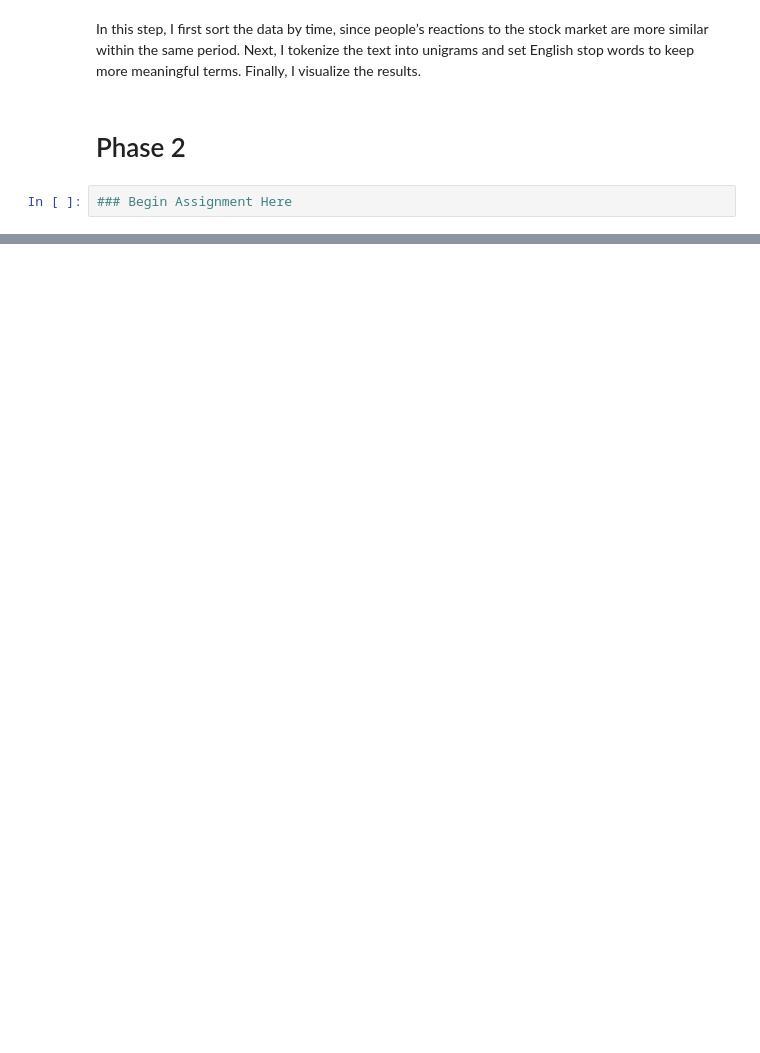
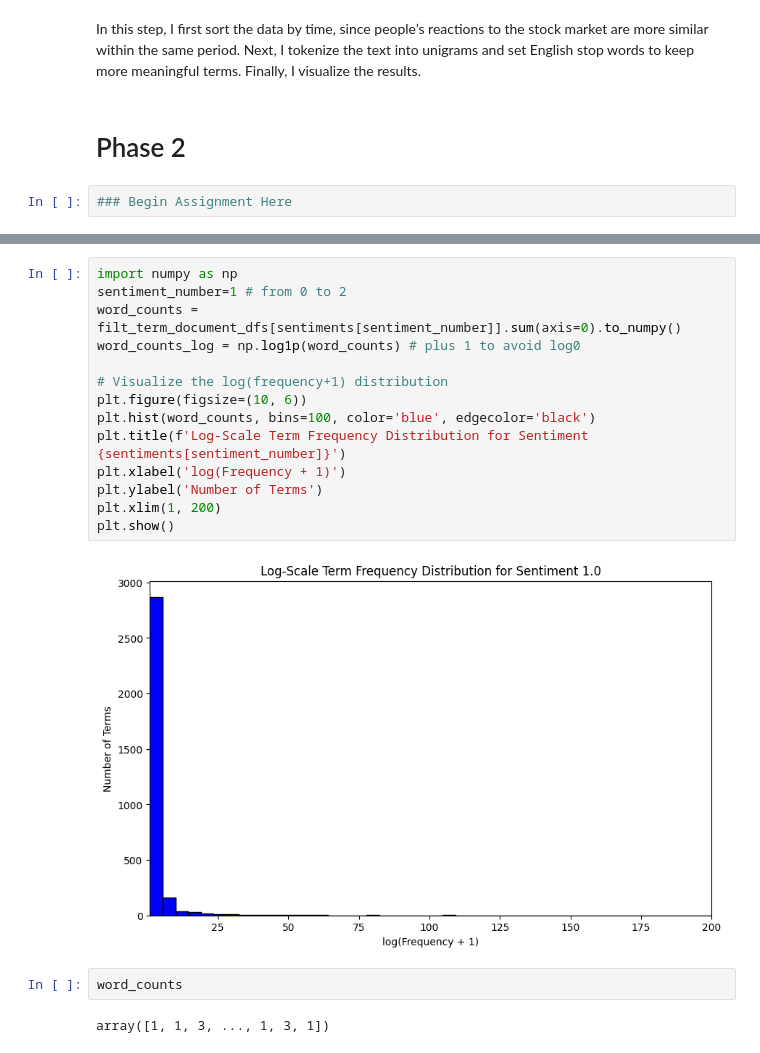
Before and after one commit to lu1hOAO/DM2025-Lab1-Exercise, a Jupyter notebook: DM2025-Lab1-Homework.ipynb, the cells around one changed output, grey strips where cells are left out. Saved outputs shown, nothing was run; the diff lists cells and outputs as text; blank space fills up the shorter version.

```diff
--- a/DM2025-Lab1-Homework.ipynb
+++ b/DM2025-Lab1-Homework.ipynb
@@ -401,0 +502,20 @@ Finally, I visualize the results.
+# %%
+import numpy as np
+sentiment_number=1 # from 0 to 2
+word_counts = filt_term_document_dfs[sentiments[sentiment_number]].sum(axis=0).to_numpy()
+word_counts_log = np.log1p(word_counts) # plus 1 to avoid log0
+
+# Visualize the log(frequency+1) distribution
+plt.figure(figsize=(10, 6))
+plt.hist(word_counts, bins=100, color='blue', edgecolor='black')
+plt.title(f'Log-Scale Term Frequency Distribution for Sentiment {sentiments[sentiment_number]}')
+plt.xlabel('log(Frequency + 1)')
+plt.ylabel('Number of Terms')
+plt.xlim(1, 200)
+plt.show()
+# %% [output]
+[figure, added]
+# %%
+word_counts
+# %% [output]
+array([1, 1, 3, ..., 1, 3, 1])
```
Also changed, not shown: parts of 24 cells of this notebook.
